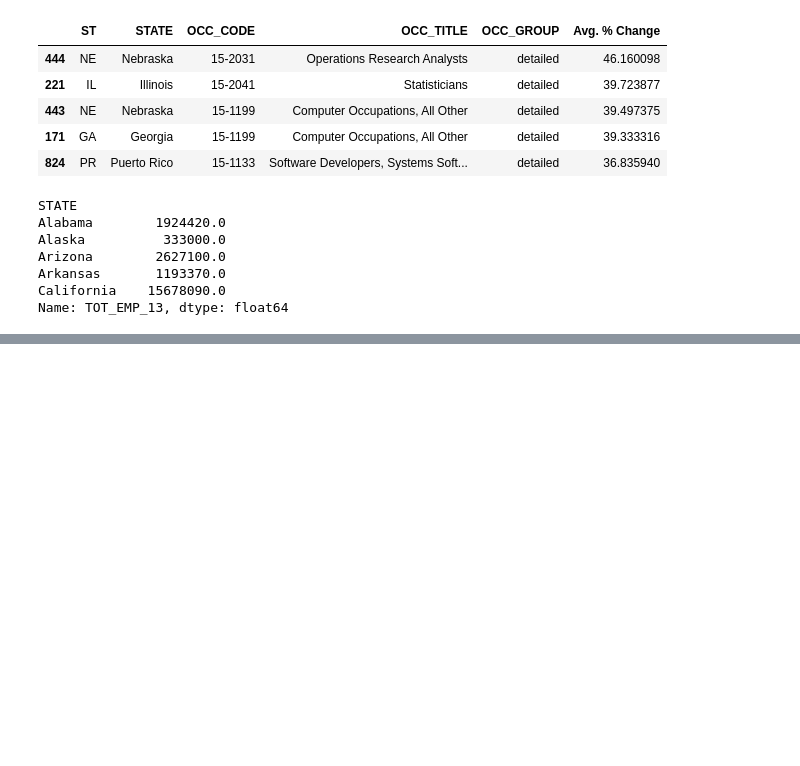
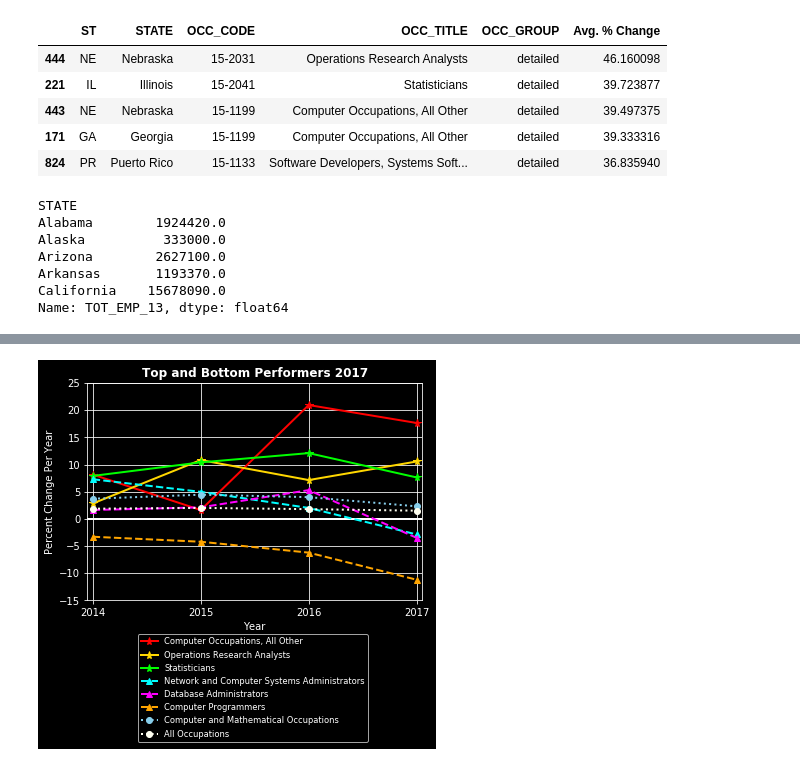
Before and after one commit to WCW789/Project1, a Jupyter notebook: employee_change_2.ipynb, the cells around one changed output, grey strips where cells are left out. Cells and saved outputs as stored; diff of their text form; code cells hidden in the pictures; blank space fills up the shorter version.

Commit message:
images added

```diff
--- a/employee_change_2.ipynb
+++ b/employee_change_2.ipynb
@@ -296,16 +313,16 @@ allyear_emp_percent_title_df.head(3)
 # %%
-top_title = allyear_emp_percent_title_df.sort_values('Avg. % Change', ascending=False).reset_index()
+top_title = allyear_emp_percent_title_df.sort_values('% Change 2017', ascending=False).reset_index()
 top_title = top_title.dropna()
 
-top_five = top_title.iloc[0:4, :]
-bottom_five = top_title.iloc[-4:, :]
+top_five = top_title.iloc[0:3, :]
+bottom_five = top_title.iloc[-3:, :]
 all_comp_math = top_title.loc[top_title['OCC_TITLE']== 'Computer and Mathematical Occupations']
 all_jobs = top_title.loc[top_title['OCC_TITLE']== 'All Occupations']
 
 frames = [top_five, bottom_five, all_comp_math, all_jobs]
 
 result = pd.concat(frames)
-result
-result = result.pivot(columns='var', values = 'val')
-result
+result = result.drop(['OCC_CODE', 'OCC_GROUP', 'Avg. % Change', '% Change 2013 to 2017', 'index'], axis=1).reset_index(drop=True)
+result_pivot = result.set_index('OCC_TITLE').T
+result_pivot
 # %% [output]
@@ -440,0 +334,54 @@ plt.show()
+# %%
+# Generate the Plot (with Error Bars)
+from mpl_toolkits.mplot3d import Axes3D
+from matplotlib.collections import PolyCollection
+import matplotlib.pyplot as plt
+from matplotlib import colors as mcolors
+import numpy as np
+
+fig = plt.figure()
+# ax = plt.axes(projection='3d')
+
+plt.plot(years,  result_pivot["Computer Occupations, All Other"],
+         label="Computer Occupations, All Other",
+         color="r", marker='*', linewidth=2, markersize=8)
+plt.plot(years, result_pivot["Information Security Analysts"],
+         label="Operations Research Analysts",
+         color="gold", marker='*', linewidth=2, markersize=8)
+plt.plot(years, result_pivot["Statisticians"],
+         label="Statisticians",
+         color="lime", marker='*', linewidth=2, markersize=8)
+
+plt.plot(years, result_pivot["Web Developers"],
+         label="Network and Computer Systems Administrators",
+         color="cyan", marker='^', linewidth=2, linestyle='dashed')
+plt.plot(years, result_pivot["Software Developers, Systems Software"],
+         label="Database Administrators",
+         color="magenta", marker='^', linewidth=2, linestyle='dashed')
+plt.plot(years, result_pivot["Computer Programmers"],
+         label="Computer Programmers",
+         color="orange", marker='^', linewidth=2, linestyle='dashed')
+
+plt.plot(years, result_pivot["Computer and Mathematical Occupations"],
+         label= "Computer and Mathematical Occupations",
+         color="skyblue", marker='o', linewidth=2, linestyle=':')
+plt.plot(years, result_pivot["All Occupations"],
+         label= "All Occupations", marker='o',
+         color="ivory", linewidth=2, linestyle=':')
+
+plt.hlines(0, 2013.95,2017.05,colors='white',linewidth=2)
+plt.grid()
+plt.title("Top and Bottom Performers 2017", fontweight='bold')
+plt.xlabel("Year")
+plt.ylabel("Percent Change Per Year")
+plt.legend(loc=(.15, -0.65), fontsize="small", fancybox=True)
+
+plt.xlim(2013.95,2017.05)
+plt.ylim(-15,25)
+plt.xticks(np.arange(2014, 2018, step=1))
+plt.style.use('dark_background')
+plt.savefig("images/occupation_change_summary.png")
+
+plt.show()
+# %% [output]
+[figure, added]
```
Also changed, not shown: parts of 7 cells of this notebook, 4 other files.
